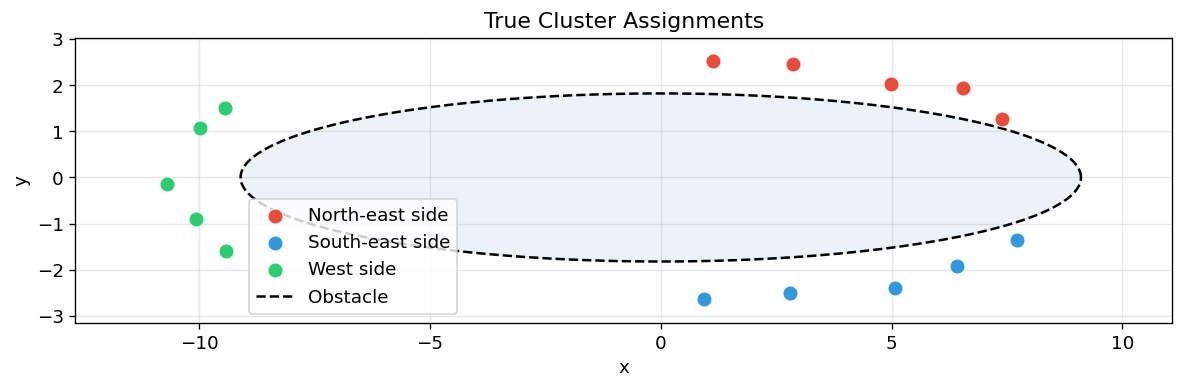
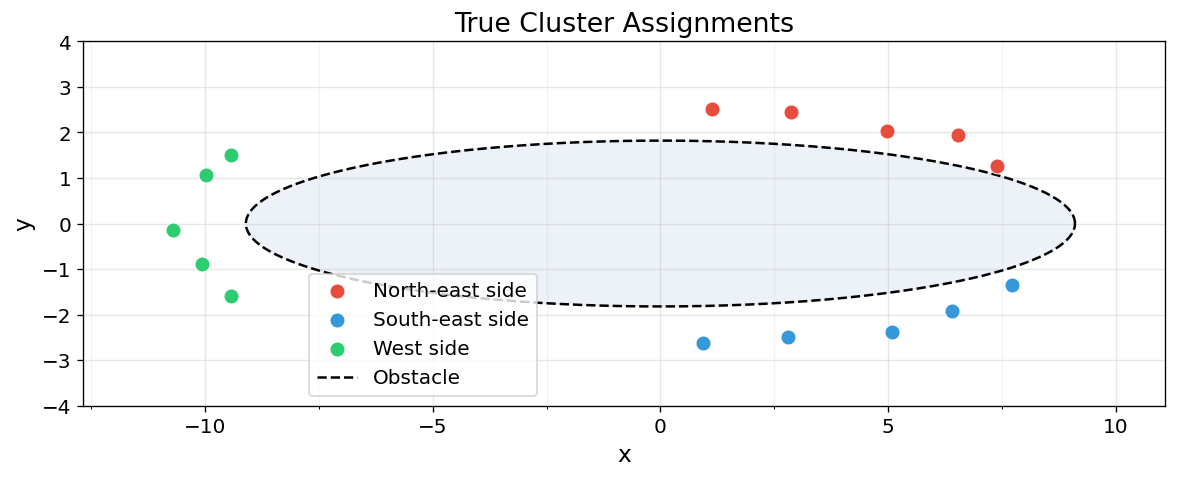
Unified diff of the notebook cell whose output changed from the first chart to the second:
--- before
+++ after
@@ -6,5 +6,5 @@
 for i in range(3):
     mask = true_labels == i
-    ax.scatter(raw_data[mask, 0], raw_data[mask, 1], c=colors[i],
+    ax.scatter(raw_data[mask, 0], raw_data[mask, 1], c=CLUSTER_COLORS[i],
               s=80, edgecolors='white', linewidth=0.5, label=labels_text[i], zorder=3)
 
@@ -16,7 +16,10 @@
 ax.set_ylabel('y')
 ax.set_title('True Cluster Assignments')
-ax.legend(loc='lower left', bbox_to_anchor=(0.15, 0))
+ax.legend(loc='lower left', bbox_to_anchor=(0.2, 0))
 ax.set_aspect('equal')
-ax.grid(True, alpha=0.3)
+ax.set_ylim(-4, 4)
+ax.xaxis.set_minor_locator(AutoMinorLocator(2))   # 2 = one minor per major interval
+ax.grid(True, which='major', alpha=0.3)
+ax.grid(True, which='minor', alpha=0.15)
 ax.margins(0.1)
 plt.tight_layout()

Commit: Updated graphs to use as figures in report